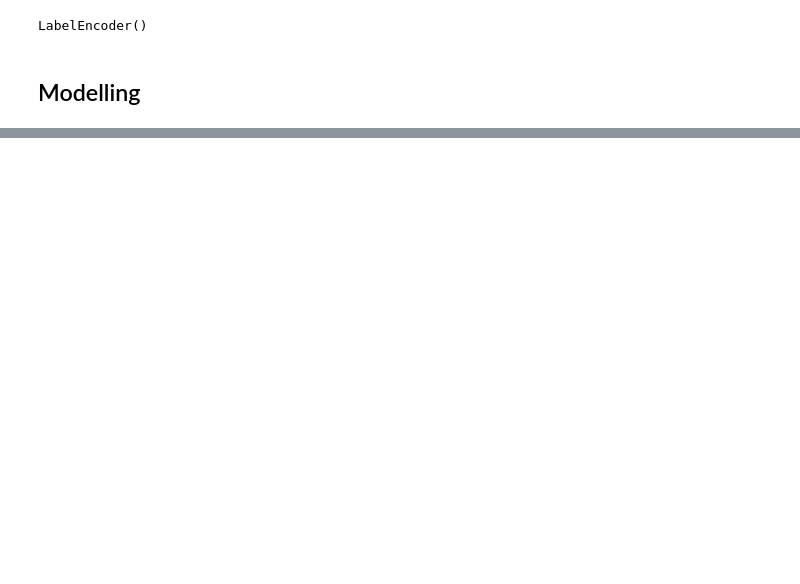
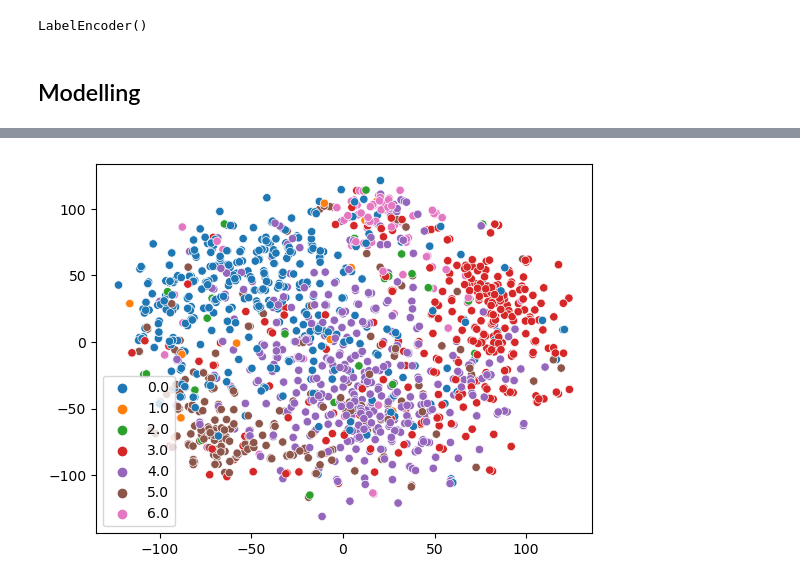
Before and after one commit to machadoprx/c4ai_audio_text_clip, a Jupyter notebook: c4ai_emotions_audio_text_clip_e2e_TEXT_ENCODER.ipynb, the cells around one changed output, grey strips where cells are left out. Cells and saved outputs as stored; diff of their text form; code cells hidden in the pictures; blank space fills up the shorter version.

```diff
--- a/c4ai_emotions_audio_text_clip_e2e_TEXT_ENCODER.ipynb
+++ b/c4ai_emotions_audio_text_clip_e2e_TEXT_ENCODER.ipynb
@@ -624,0 +627,12 @@ Epoch: 1 - Train Loss: 6.223855749766032
+# %%
+supcon_model_best = TextCLIP(
+    TextEncoder(MODEL_NAME, max_len=128),
+    in_features_text=384,
+    wide_proj=2048,
+    proj_size=128,
+    rate=0.2,
+)
+
+supcon_model_best.load_state_dict(torch.load(f'text_encoder_ready_L2_test2/pytorch_model_AudioTextCLIP_epoch_22.bin')['model'])
+
+torch.save(supcon_model_best.text_encoder.state_dict(), f'text_encoder_ready_L2_test2/pytorch_model_AudioTextCLIP_epoch_22.bin')
@@ -624,0 +659,87 @@ Epoch: 1 - Train Loss: 6.223855749766032
+# %%
+supcon_model_best.eval()
+epoch_loss = 0.0
+proj_val = []
+targets_val = []
+
+proj_train = []
+targets_train = []
+
+preds = []
+
+for i, batch_indices in enumerate(tqdm(train_loader, total=len(train_loader))):
+    with torch.no_grad():
+        batch = train_text_final.iloc[batch_indices[0]]
+        sentences = list(batch["text"])
+
+        target = torch.Tensor(lab_encoder.transform(list(batch["label"])))
+
+        with torch.cuda.amp.autocast(enabled=True, dtype=torch.float16) as autocast, torch.backends.cuda.sdp_kernel(enable_flash=False) as disable:
+            _, wide = supcon_model_best(sentences)
+
+        proj_train.append(np.array(wide.detach().cpu()))
+        targets_train.append(np.array(target.cpu()))
+
+        del wide
+        gc.collect()
+        torch.cuda.empty_cache()
+
+proj_train = np.concatenate(proj_train, axis=0)
+targets_train = np.concatenate(targets_train, axis=0)
+
+clf = FaissKNeighbors(k=128)
+clf.fit(proj_train, np.array(targets_train, dtype=int))
+
+epoch_loss = epoch_loss/len(train_loader)
+
+for i, batch_indices in enumerate(tqdm(test_loader, total=len(test_loader))):
+    with torch.no_grad():
+
+        batch = test_df_erc.iloc[batch_indices[0]]
+        sentences = list(batch["text"])
+        target = torch.Tensor(lab_encoder.transform(list(batch["label"])))
+
+        with torch.cuda.amp.autocast(enabled=True, dtype=torch.float16) as autocast, torch.backends.cuda.sdp_kernel(enable_flash=False) as disable:
+            _, wide = supcon_model_best(sentences)
+
+        wide = np.array(wide.cpu())
+        pred = clf.predict(wide)
+
+        preds.append(pred)
+        proj_val.append(wide)
+        targets_val.append(np.array(target.cpu()))
+
+        del wide
+        del target
+        gc.collect()
+        torch.cuda.empty_cache()
+
+proj_val = np.concatenate(proj_val, axis=0)
+targets_val = np.concatenate(targets_val, axis=0)
+preds = np.array(np.concatenate(preds, axis=0))
+
+general_f1 = f1_score(targets_val, preds, average='weighted')
+general_acc = accuracy_score(targets_val, preds)
+
+meld_idx = test_df_erc[test_df_erc["source"] == "meld"].index
+iemocap_idx = test_df_erc[test_df_erc["source"] != "meld"].index
+
+general_f1_iemocap = f1_score(targets_val[iemocap_idx], preds[iemocap_idx], average='weighted')
+general_acc_iemocap = accuracy_score(targets_val[iemocap_idx], preds[iemocap_idx])
+
+general_f1_meld = f1_score(targets_val[meld_idx], preds[meld_idx], average='weighted')
+general_acc_meld = accuracy_score(targets_val[meld_idx], preds[meld_idx])
+
+print(f'General - KNN F1: {general_f1} Acc: {general_acc}')
+print(f'Iemocap - KNN F1: {general_f1_iemocap} Acc: {general_acc_iemocap}')
+print(f'Meld - KNN F1: {general_f1_meld} Acc: {general_acc_meld}')
+
+idx = np.random.randint(len(proj_val), size=2000)
+
+proj_val_samp = proj_val[idx, :]
+targets_val_samp = targets_val[idx]
+tsne = TSNE(n_components=2, learning_rate='auto', init='pca', perplexity=5).fit_transform(proj_val_samp)
+
+sns.scatterplot(x=tsne[:, 0], y=tsne[:, 1], hue=targets_val_samp, palette='tab10')
+plt.show()
+# %% [output]
@@ -624,0 +749 @@ Epoch: 1 - Train Loss: 6.223855749766032
+[figure, added]
```
Also changed, not shown: parts of 18 cells of this notebook.
